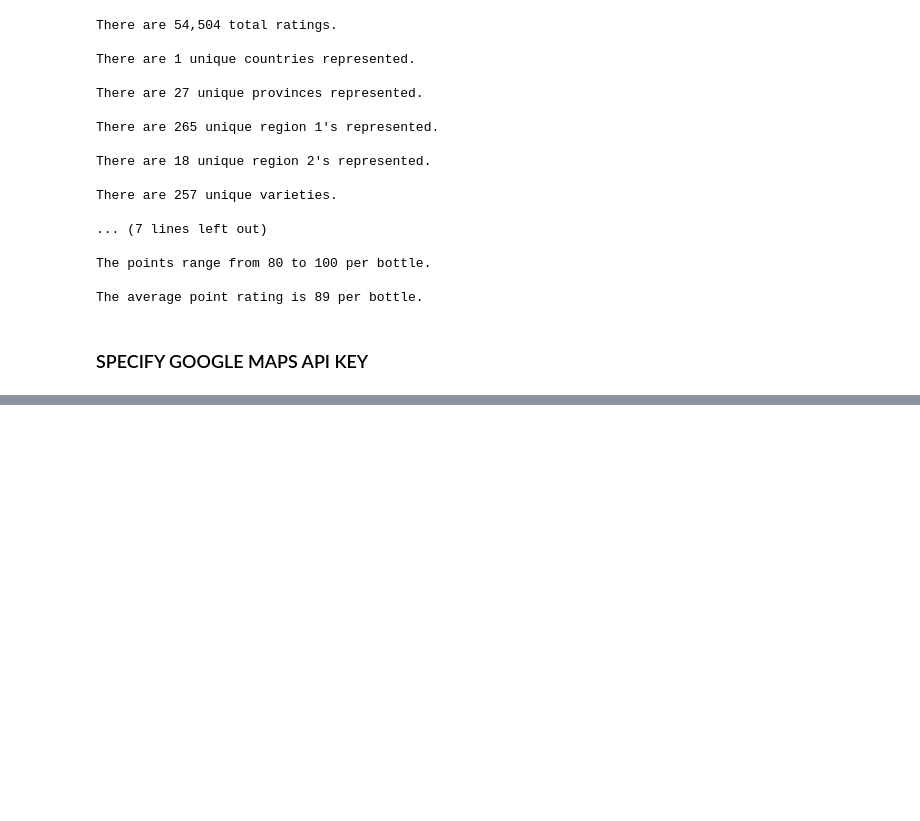
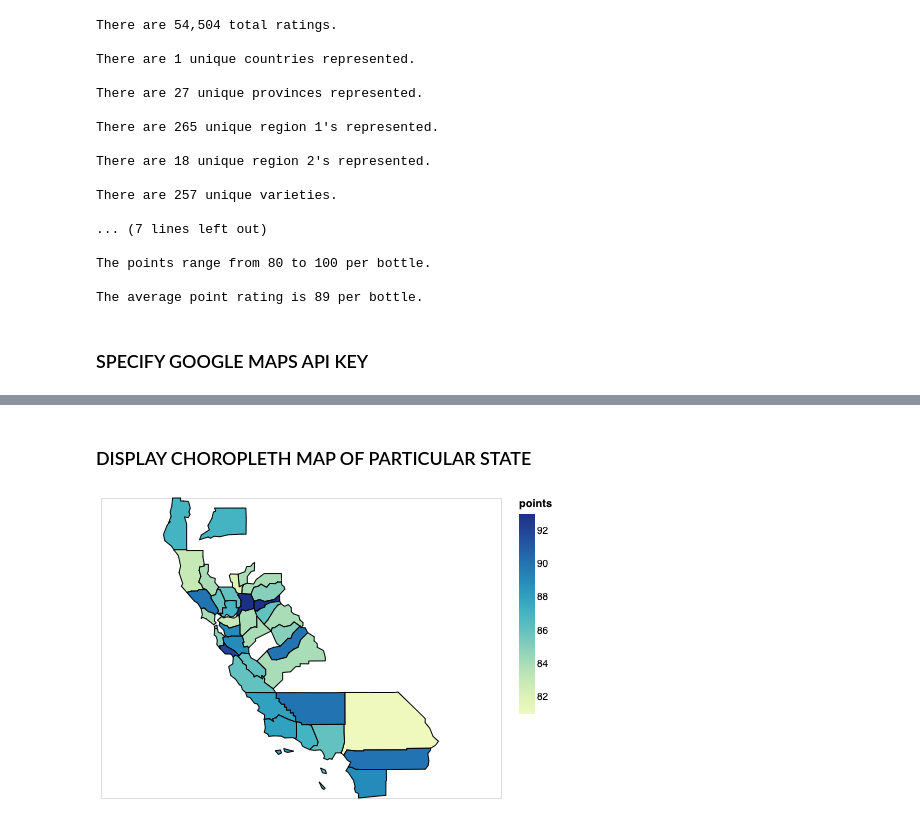
Before and after one commit to UBC-MDS/DSCI532_Group204_Vino, a Jupyter notebook: eda.ipynb, the cells around one changed output, grey strips where cells are left out. Drawn from its saved outputs; the diff is of its cells as text; code cells hidden in the pictures; blank space fills up the shorter version.

```diff
--- a/eda.ipynb
+++ b/eda.ipynb
@@ -183,0 +267,25 @@ alt.Chart(counties).mark_geoshape().encode(
+# %% [markdown]
+### DISPLAY CHOROPLETH MAP OF PARTICULAR STATE
+# %%
+counties = alt.topo_feature(data.us_10m.url, 'counties')
+
+state_id = 6 #California = 6
+
+map_state =(
+    alt.Chart(counties)
+    .mark_geoshape(
+        stroke='black',
+        strokeWidth=1
+    ).encode(
+        color='points:Q')
+    .transform_calculate(state_id = "(datum.id / 1000)|0")
+    .transform_filter((alt.datum.state_id)==state_id)
+    .transform_lookup(
+        lookup='id',
+        from_=alt.LookupData(merged_df, 'county_id', ['points']))
+
+)
+
+map_state
+# %% [output]
+[figure, added]
```
Also changed, not shown: parts of 23 cells of this notebook, 3 other files.
